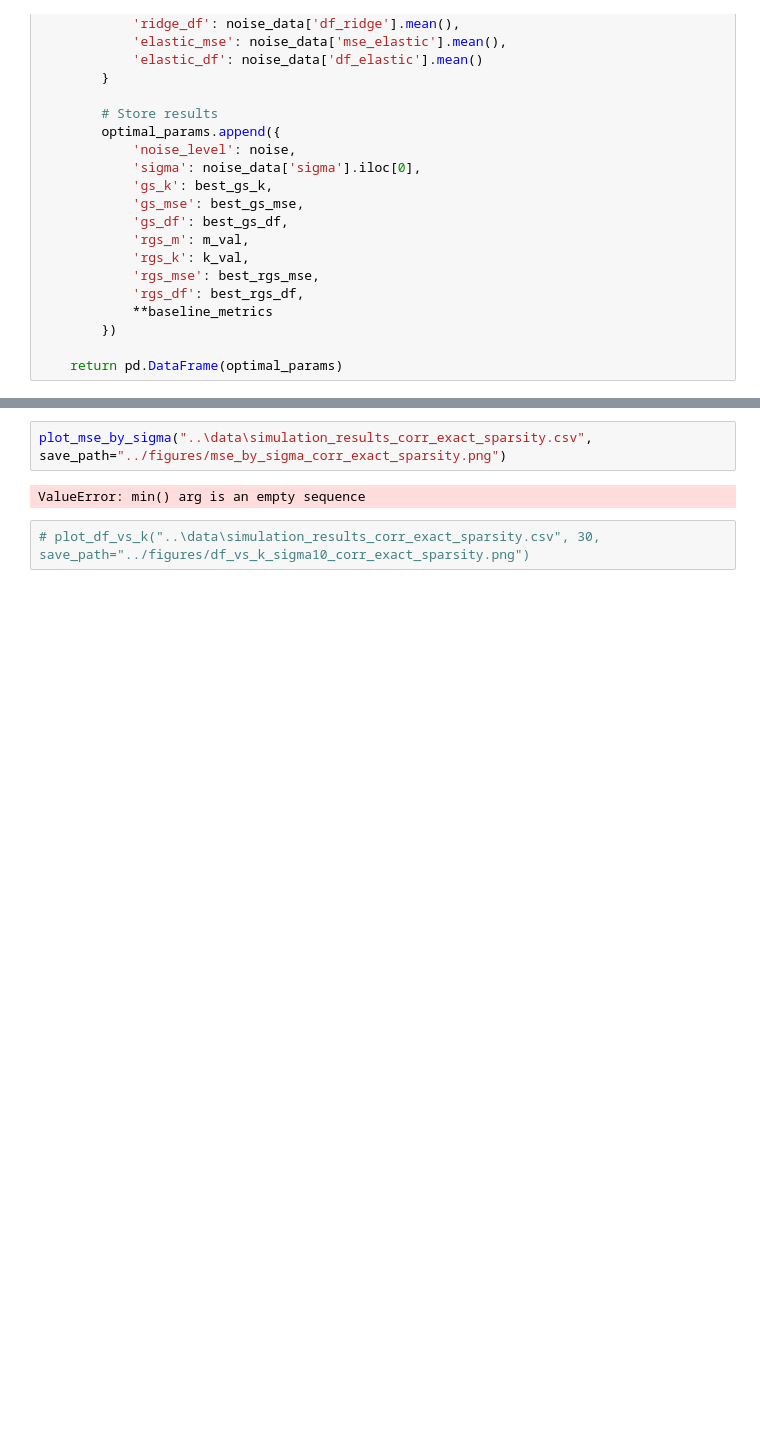
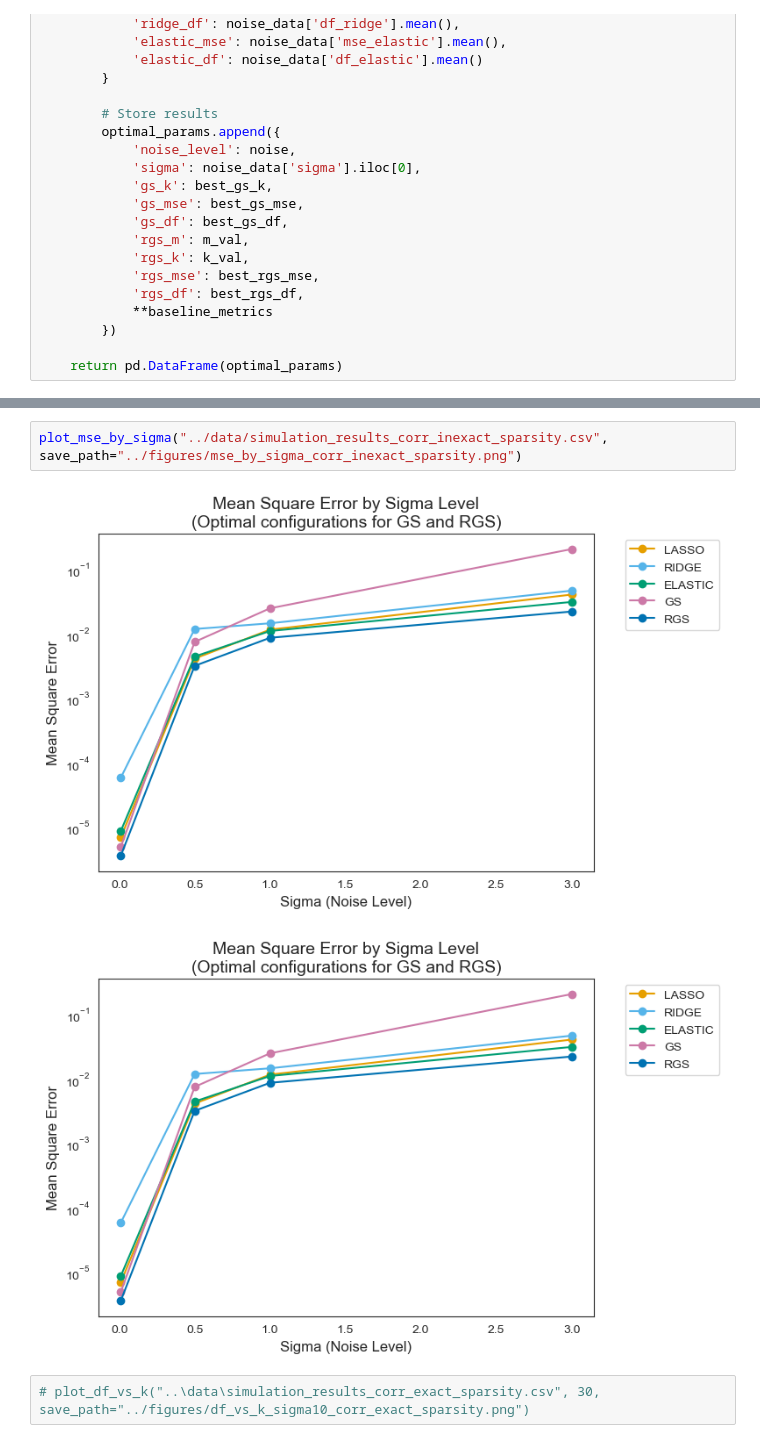
Before and after one commit to yuyumi/RGS, a Jupyter notebook: notebooks/05_RGS_simulated_data.ipynb, the cells around one changed output, grey strips where cells are left out. Drawn from its saved outputs; the diff is of its cells as text; blank space fills up the shorter version.

Commit message:
Fixed and optimized simulation code
Simulation code is consistent across all notebooks

```diff
--- a/notebooks/05_RGS_simulated_data.ipynb
+++ b/notebooks/05_RGS_simulated_data.ipynb
@@ -354,6 +425,7 @@ print(optimal_params)
 # %%
-plot_mse_by_sigma("..\data\simulation_results_corr_exact_sparsity.csv", save_path="../figures/mse_by_sigma_corr_exact_sparsity.png")
+plot_mse_by_sigma("../data/simulation_results_corr_inexact_sparsity.csv", save_path="../figures/mse_by_sigma_corr_inexact_sparsity.png")
 # %% [output]
-ValueError: min() arg is an empty sequence
+[figure, added]
+[figure, added]
 # %%
 # plot_df_vs_k("..\data\simulation_results_corr_exact_sparsity.csv", 30, save_path="../figures/df_vs_k_sigma10_corr_exact_sparsity.png")
```
Also changed, not shown: parts of 5 cells of this notebook, 7 other files.
